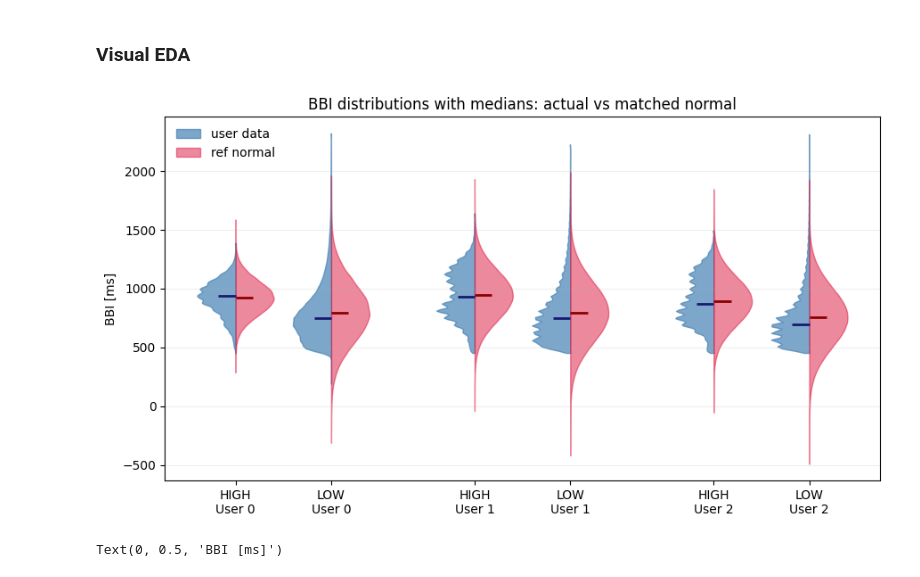
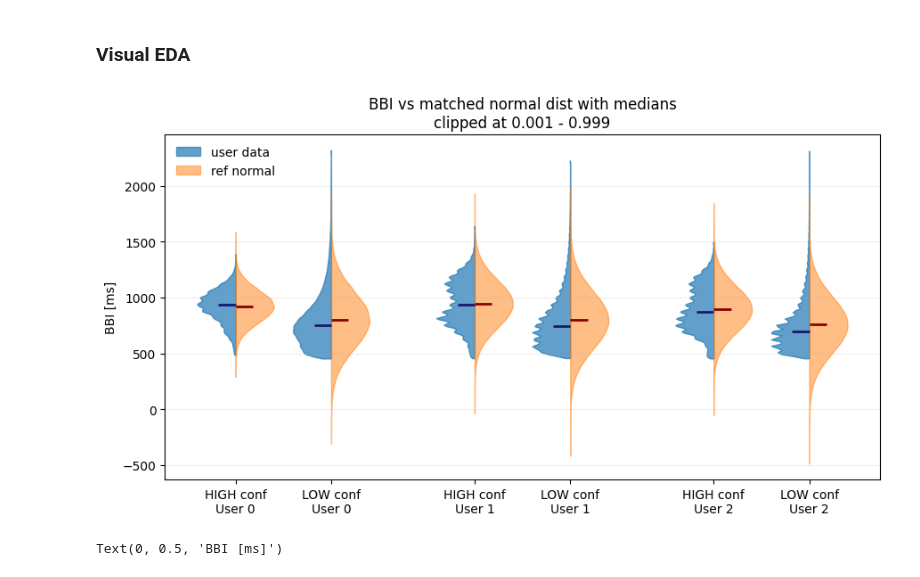
Before and after one commit to mol2people/tiktok_hrv, a Jupyter notebook: eda_hrv.ipynb, the cells around one changed output. Cells and saved outputs as stored; diff of their text form; code cells hidden in the pictures.

```diff
--- a/eda_hrv.ipynb
+++ b/eda_hrv.ipynb
@@ -216,14 +221,8 @@ gr.style.background_gradient(subset=[ 'mean-median' ,'std','skew','kurt'], cmap=
 # %% [markdown]
 ### Visual EDA
 # %%
-# half-violin comparison:
-# left half  = actual BBI distribution
-# right half = matched normal with sample mean/std
-
-#q99 = df['BBI (ms)'].quantile(0.995)
-plot_df = df.copy()
-plot_df['BBI (ms)'] = (df.groupby(['User Id', 'Status'])['BBI (ms)'].transform(lambda s: s.clip(upper=s.quantile(0.999))))
-
+# compare BBI for each user with a reference normal dist (identical mean and std)
+q=0.999
 
 fig, ax = plt.subplots(figsize=(9, 5))
 
@@ -231,58 +230,64 @@ labels = []
 positions = []
 pos = 1
 
-for user in sorted(plot_df['User Id'].unique()):
-    for status in sorted(plot_df['Status'].unique()):
-        s = plot_df.loc[(plot_df['User Id'] == user) & (plot_df['Status'] == status), 'BBI (ms)'].to_numpy()
-        normal_ref = scipy.stats.norm.rvs(loc=s.mean(), scale=s.std(ddof=1), size=s.shape[0], random_state=1)
+for user in sorted(df['User Id'].unique()):
+    for status in sorted(df['Status'].unique()):
+        # user data
+        s = df.loc[(df['User Id'] == user) & (df['Status'] == status), 'BBI (ms)']
+        u=s.quantile(q)
+        l=s.quantile(1-q)
+        s=np.clip(s, a_min=l, a_max=u)
+
+        # ref dist. we clip first and then create a reference dist
+        normal_ref = scipy.stats.norm.rvs(loc=s.mean(), scale=s.std(), size=len(s), random_state=1)
 
         v_actual = ax.violinplot([s], positions=[pos], widths=0.8, showextrema=False)
         v_normal = ax.violinplot([normal_ref], positions=[pos], widths=0.8, showextrema=False)
 
-        # keep only left half for actual data
+        # left is clipped BBI distribution
         body_actual = v_actual['bodies'][0]
         verts = body_actual.get_paths()[0].vertices
         verts[:, 0] = np.minimum(verts[:, 0], pos)
-        body_actual.set_facecolor('steelblue')
-        body_actual.set_edgecolor('steelblue')
+        body_actual.set_facecolor('tab:blue')
+        body_actual.set_edgecolor('tab:blue')
         body_actual.set_alpha(0.7)
 
-        # keep only right half for matched normal
+        # right is matched normal
         body_normal = v_normal['bodies'][0]
         verts = body_normal.get_paths()[0].vertices
         verts[:, 0] = np.maximum(verts[:, 0], pos)
-        body_normal.set_facecolor('crimson')
-        body_normal.set_edgecolor('crimson')
+        body_normal.set_facecolor('tab:orange')
+        body_normal.set_edgecolor('tab:orange')
         body_normal.set_alpha(0.5)
 
         # median lines
         med_actual = np.median(s)
         med_normal = np.median(normal_ref)
         ax.hlines(med_actual, pos - 0.18, pos, color='midnightblue', lw=2)
         ax.hlines(med_normal, pos, pos + 0.18, color='darkred', lw=2)
 
-        labels.append(f'{status.split('_')[0]}\nUser {user}')
+        labels.append(f"{status.split('_')[0]} conf\nUser {user}")
         positions.append(pos)
         pos += 1
 
     pos += 0.5
 
 ax.set_xticks(positions)
 ax.set_xticklabels(labels)
 ax.set_ylabel('BBI [ms]')
-ax.set_title('BBI distributions with medians: actual vs matched normal')
+ax.set_title(f'BBI vs matched normal dist with medians\nclipped at {round(1-q, 4)} - {q}')
 ax.grid(axis='y', alpha=0.2)
 
 legend_handles = [
-    Patch(facecolor='steelblue', edgecolor='steelblue', alpha=0.7, label='user data'),
-    Patch(facecolor='crimson', edgecolor='crimson', alpha=0.5, label='ref normal'),
+    Patch(facecolor='tab:blue', edgecolor='tab:blue', alpha=0.7, label='user data'),
+    Patch(facecolor='tab:orange', edgecolor='tab:orange', alpha=0.5, label='ref normal'),
 ]
 ax.legend(handles=legend_handles, frameon=False)
 
 plt.tight_layout()
 plt.show()
 # %% [output]
-[figure, old version]
+[figure, new version]
 # %%
 # lets look at a single user and show their measurements, x-axis is ms from the start of the analysis
 user=0
```
Also changed, not shown: parts of 18 cells of this notebook, 2 other files.
